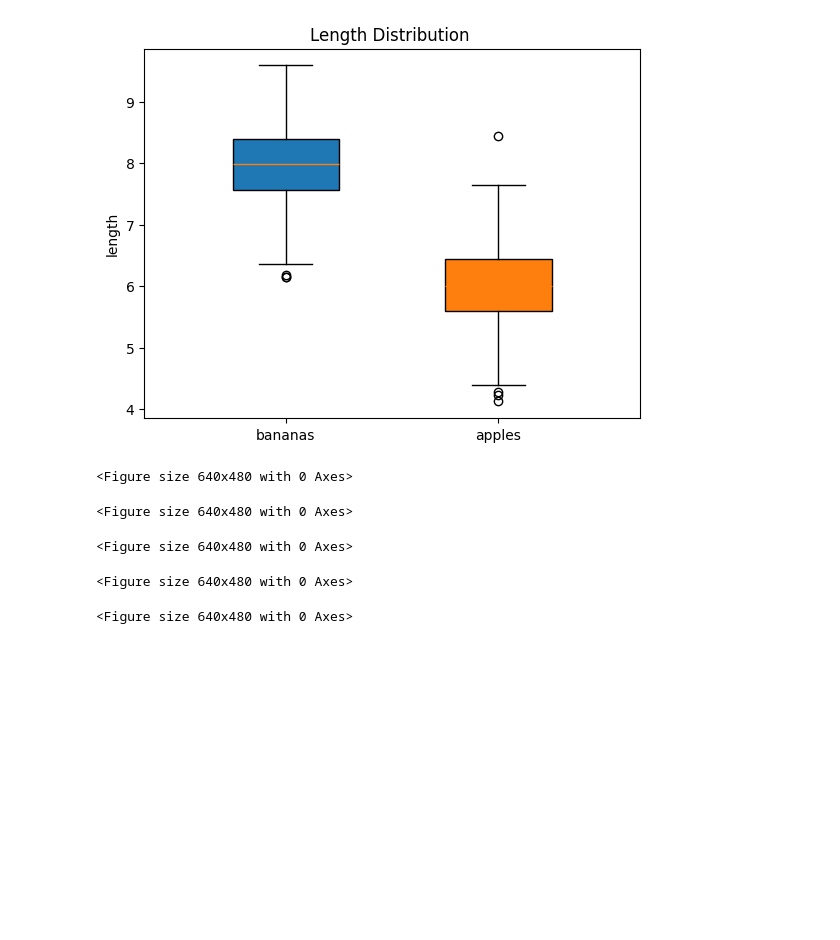
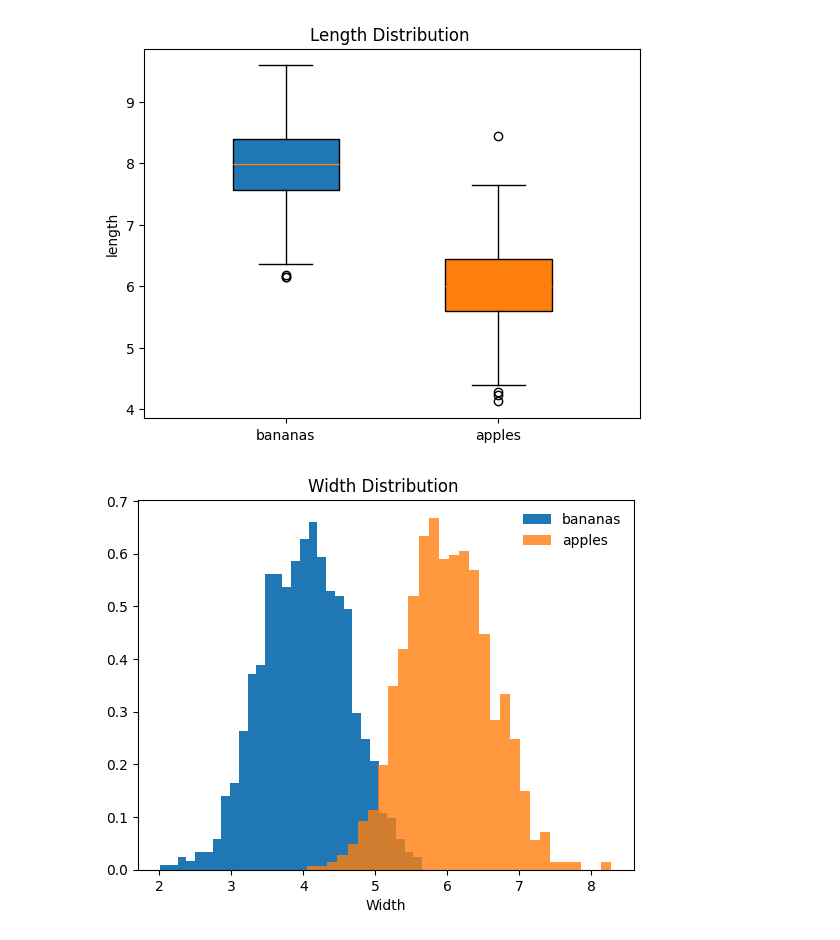
Before and after one commit to TaRa1999R/Data_Science, a Jupyter notebook: assignment38/3-apples&bananas.ipynb, the cells around one changed output. Saved outputs shown, nothing was run; the diff lists cells and outputs as text; code cells hidden in the pictures; blank space fills up the shorter version.

Commit message:
Data_Science

```diff
--- a/assignment38/3-apples&bananas.ipynb
+++ b/assignment38/3-apples&bananas.ipynb
@@ -3,18 +3,16 @@ import numpy as np
 import matplotlib.pyplot as plt
 import pandas as pd
 # %%
-n = 1000
-std = 0.6
 apples = pd.DataFrame ({
-    'width' : np.random.normal (6 , std , n) ,
-    'length' : np.random.normal (6 , std , n) ,
-    'class' : np.ones (n , dtype='int') })
+    'width' : np.random.normal (6 , 0.6 , 1000) ,
+    'length' : np.random.normal (6 , 0.6 , 1000) ,
+    'class' : np.ones (1000 , dtype='int') })
 
 
 bananas = pd.DataFrame ({
-    'width' :  np.random.normal (4 , std , n) ,
-    'length' : np.random.normal (8 , std , n) ,
-    'class' : np.zeros (n , dtype='int') })
+    'width' :  np.random.normal (4 , 0.6 , 1000) ,
+    'length' : np.random.normal (8 , 0.6 , 1000) ,
+    'class' : np.zeros (1000 , dtype='int') })
 
 fruits = pd.concat([bananas, apples])
 # %%
@@ -90,33 +88,29 @@ plt.savefig ("outputs\Banana & Apple Box diagram.png")
 plt.show ()
 # %% [output]
 [figure]
-# %%
-
-plt.savefig ("outputs\Banana & Apple Histogram.png")
-plt.show ()
-# %% [output]
-<Figure size 640x480 with 0 Axes>
-# %%
-
-plt.savefig ("outputs\Banana & Apple joint distribution histogram.png")
-plt.show ()
-# %% [output]
-<Figure size 640x480 with 0 Axes>
-# %%
-
-plt.savefig ("outputs\Banana & Apple Aspect ratio.png")
-plt.show ()
-# %% [output]
-<Figure size 640x480 with 0 Axes>
-# %%
-
-plt.savefig ("outputs\Banana & Apple measure of area.png")
-plt.show ()
-# %% [output]
-<Figure size 640x480 with 0 Axes>
-# %%
-
-plt.savefig ("outputs\Banana & Apple Perimeter.png")
-plt.show ()
-# %% [output]
-<Figure size 640x480 with 0 Axes>
+# %%
+fea = 'width'
+
+plt.hist ( x = fea
+         , data = fruits.loc[fruits['class'] == 0]
+         , bins = 30
+         , density = True
+         , color = 'tab:blue'
+         , label='bananas')
+
+plt.hist ( x = fea
+         , data = fruits.loc[fruits['class'] == 1]
+         , bins = 30
+         , density = True
+         , color = 'tab:orange'
+         , label = 'apples'
+         , alpha = 0.8)
+
+plt.legend (frameon = False)
+plt.title ('Width Distribution ')
+plt.xlabel ('Width')
+
+plt.savefig ("outputs\Banana & Apple Histogram.png")
+plt.show ()
+# %% [output]
+[figure, added]
```
Also changed, not shown: parts of 5 cells of this notebook, 5 other files.
